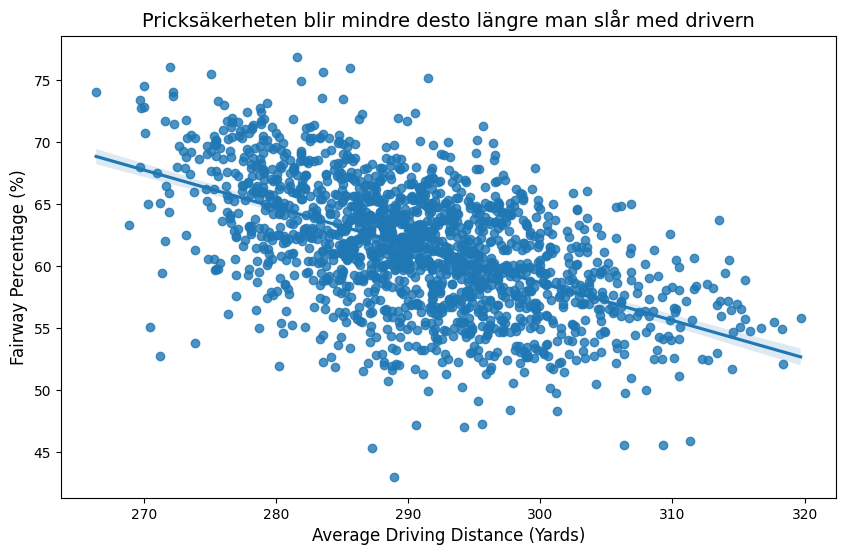
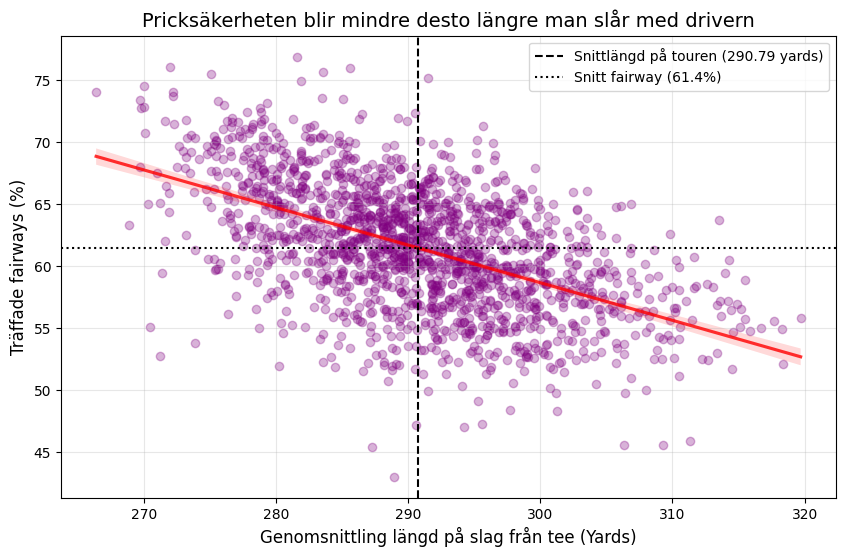
The notebook cell's code change between the first figure and the second:
--- before
+++ after
@@ -2,10 +2,19 @@
 import seaborn as sns
 
+snitt_langd = df['Avg Distance'].mean()
+snitt_fairway = df['Fairway Percentage'].mean()
+
 plt.figure(figsize=(10,6))
-sns.regplot(data=df, x="Avg Distance", y="Fairway Percentage")
+sns.regplot(data=df, x="Avg Distance", y="Fairway Percentage", 
+            scatter_kws={"color": "purple", "alpha": 0.3}, line_kws={"color": "red", "alpha": 0.8})
+
+plt.axvline(snitt_langd, color='black', linestyle='--', label=f'Snittlängd på touren ({snitt_langd:.2f} yards)')
+plt.axhline(snitt_fairway, color='black', linestyle=':', label=f'Snitt fairway ({snitt_fairway:.1f}%)')
+
 
 plt.title('Pricksäkerheten blir mindre desto längre man slår med drivern', fontsize=14)
-plt.xlabel('Average Driving Distance (Yards)', fontsize=12)
-plt.ylabel('Fairway Percentage (%)', fontsize=12)
-
+plt.xlabel('Genomsnittling längd på slag från tee (Yards)', fontsize=12)
+plt.ylabel('Träffade fairways (%)', fontsize=12)
+plt.grid(True, alpha=0.3)
+plt.legend()
 plt.show()

Commit: upgraded diagram 1 on lowering accuracy by higher driver distance